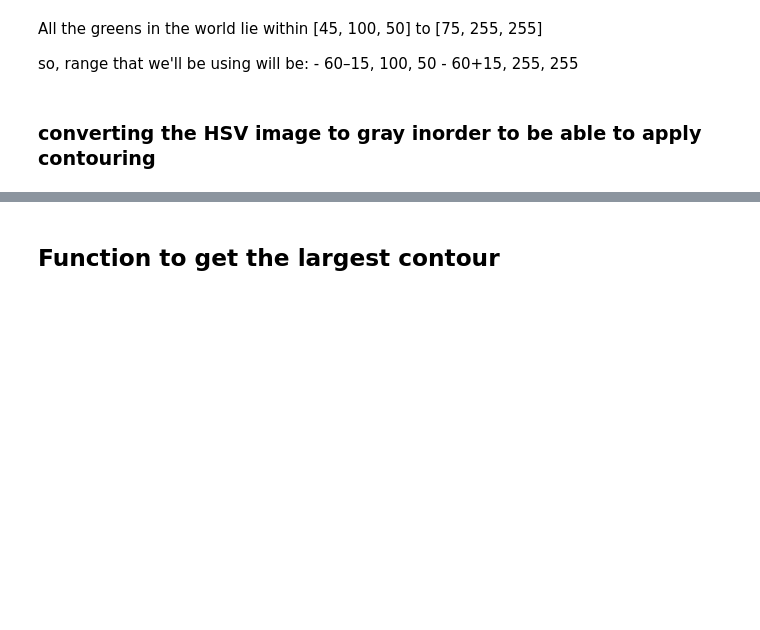
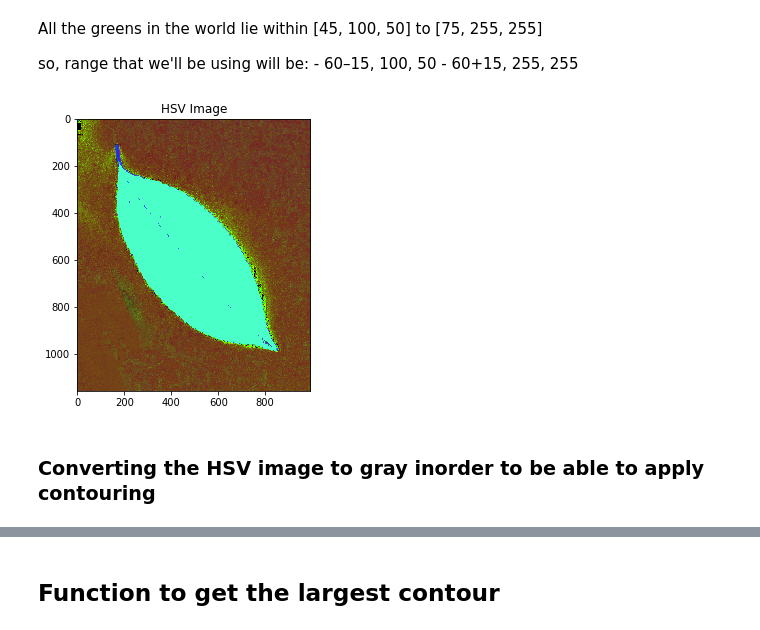
Before and after one commit to adisakshya/color-detection-and-segmentations, a Jupyter notebook: object_detection/Leaf Detection.ipynb, the cells around one changed output, grey strips where cells are left out. Cells and saved outputs as stored; diff of their text form; code cells hidden in the pictures; blank space fills up the shorter version.

```diff
--- a/object_detection/Leaf Detection.ipynb
+++ b/object_detection/Leaf Detection.ipynb
@@ -44,8 +57,10 @@ so, range that we'll be using will be:
 # %%
 green_low = np.array([45 , 100, 50] )
 green_high = np.array([75, 255, 255])
 curr_mask = cv2.inRange(hsv_img, green_low, green_high)
 hsv_img[curr_mask > 0] = ([75,255,200])
-viewImage(hsv_img)
+viewImage('HSV Image', hsv_img)
+# %% [output]
+[figure, added]
 # %% [markdown]
-### converting the HSV image to gray inorder to be able to apply contouring
+### Converting the HSV image to gray inorder to be able to apply contouring
```
Also changed, not shown: parts of 13 cells of this notebook.
